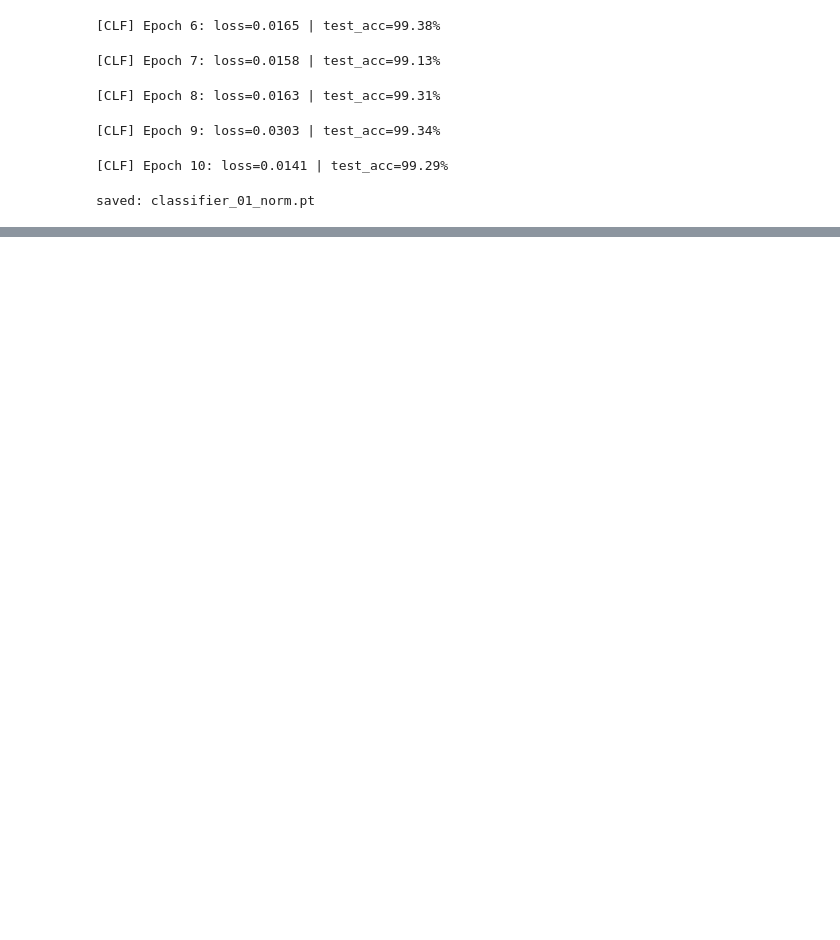
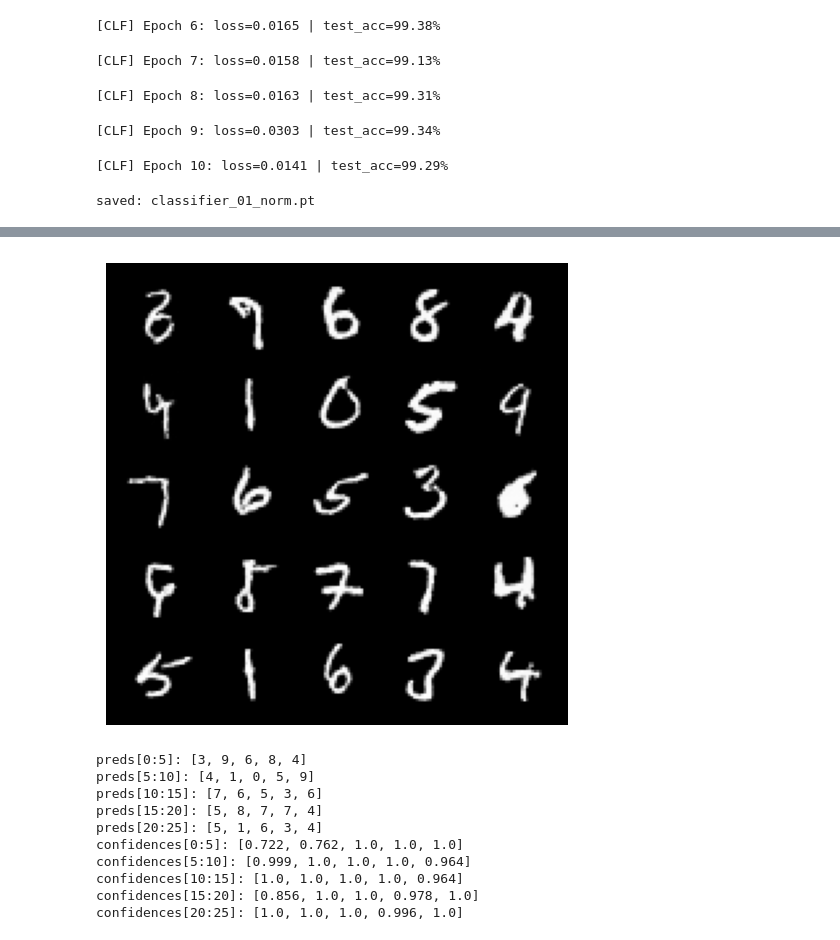
Before and after one commit to peter-w-hoffman/mapped_diffusion, a Jupyter notebook: 02_train_classifier.ipynb, the cells around one changed output, grey strips where cells are left out. Drawn from its saved outputs; the diff is of its cells as text; code cells hidden in the pictures; blank space fills up the shorter version.

```diff
--- a/02_train_classifier.ipynb
+++ b/02_train_classifier.ipynb
@@ -100,0 +109,28 @@ confidences: [0.9881, 1.0, 0.9791, 1.0, 1.0, 0.6739, 1.0, 1.0, 0.9995, 1.0, 1.0,
+# %%
+DDPM_SAMPLES_PATH = "./ddpm_samples_raw_identity.pt"    # samples from preconditioned model
+
+if os.path.exists(DDPM_SAMPLES_PATH):
+    ddpm_samples_raw = torch.load(DDPM_SAMPLES_PATH, map_location="cpu")
+    clf_loaded, clf_cfg, _ = load_classifier_checkpoint(CLF_CKPT_PATH, device=device)
+    _ = classify_and_show_raw(
+        model=clf_loaded,
+        x_raw_m11=ddpm_samples_raw[:25],
+        input_space=clf_cfg["input_space"],
+        mnist_mean=clf_cfg["mnist_mean"],
+        mnist_std=clf_cfg["mnist_std"],
+        nrow=5,
+    )
+else:
+    print("No DDPM samples file found at:", DDPM_SAMPLES_PATH)
+# %% [output]
+[figure, added]
+preds[0:5]: [3, 9, 6, 8, 4]
+preds[5:10]: [4, 1, 0, 5, 9]
+preds[10:15]: [7, 6, 5, 3, 6]
+preds[15:20]: [5, 8, 7, 7, 4]
+preds[20:25]: [5, 1, 6, 3, 4]
+confidences[0:5]: [0.722, 0.762, 1.0, 1.0, 1.0]
+confidences[5:10]: [0.999, 1.0, 1.0, 1.0, 0.964]
+confidences[10:15]: [1.0, 1.0, 1.0, 1.0, 0.964]
+confidences[15:20]: [0.856, 1.0, 1.0, 0.978, 1.0]
+confidences[20:25]: [1.0, 1.0, 1.0, 0.996, 1.0]
```
Also changed, not shown: parts of 1 cell of this notebook, 10 other files.
